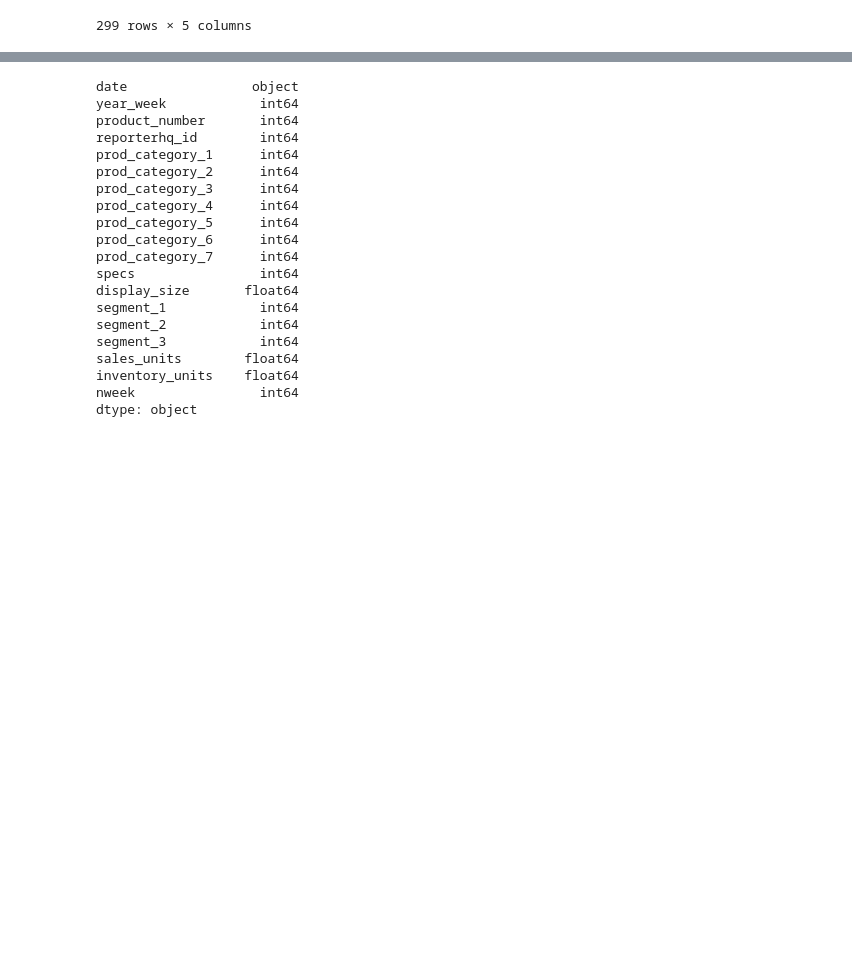
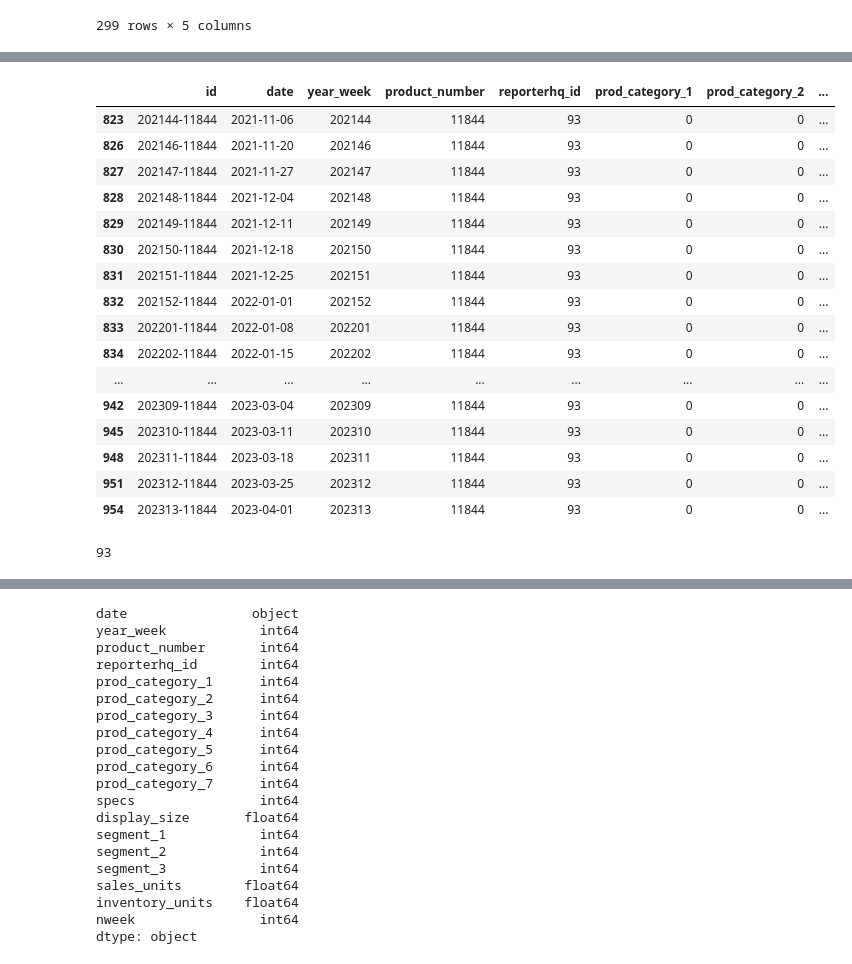
Before and after one commit to Bycarkos/HackUpc23, a Jupyter notebook: HP/nb/xgboost.ipynb, the cells around one changed output, grey strips where cells are left out. Drawn from its saved outputs; the diff is of its cells as text; code cells hidden in the pictures; blank space fills up the shorter version.

```diff
--- a/HP/nb/xgboost.ipynb
+++ b/HP/nb/xgboost.ipynb
@@ -56,3 +75,27 @@ c = list(df[df.sales_units == 0].index)
+# %%
+df[df['reporterhq_id'] == 93][df['product_number'] == 11844	].iloc[:60]
+# %% [output]
+|  | id | date | year_week | product_number | reporterhq_id | prod_category_1 | prod_category_2 | ... |
+| 823 | 202144-11844 | 2021-11-06 | 202144 | 11844 | 93 | 0 | 0 | ... |
+| 826 | 202146-11844 | 2021-11-20 | 202146 | 11844 | 93 | 0 | 0 | ... |
+| 827 | 202147-11844 | 2021-11-27 | 202147 | 11844 | 93 | 0 | 0 | ... |
+| 828 | 202148-11844 | 2021-12-04 | 202148 | 11844 | 93 | 0 | 0 | ... |
+| 829 | 202149-11844 | 2021-12-11 | 202149 | 11844 | 93 | 0 | 0 | ... |
+| 830 | 202150-11844 | 2021-12-18 | 202150 | 11844 | 93 | 0 | 0 | ... |
+| 831 | 202151-11844 | 2021-12-25 | 202151 | 11844 | 93 | 0 | 0 | ... |
+| 832 | 202152-11844 | 2022-01-01 | 202152 | 11844 | 93 | 0 | 0 | ... |
+| 833 | 202201-11844 | 2022-01-08 | 202201 | 11844 | 93 | 0 | 0 | ... |
+| 834 | 202202-11844 | 2022-01-15 | 202202 | 11844 | 93 | 0 | 0 | ... |
+| ... | ... | ... | ... | ... | ... | ... | ... | ... |
+| 942 | 202309-11844 | 2023-03-04 | 202309 | 11844 | 93 | 0 | 0 | ... |
+| 945 | 202310-11844 | 2023-03-11 | 202310 | 11844 | 93 | 0 | 0 | ... |
+| 948 | 202311-11844 | 2023-03-18 | 202311 | 11844 | 93 | 0 | 0 | ... |
+| 951 | 202312-11844 | 2023-03-25 | 202312 | 11844 | 93 | 0 | 0 | ... |
+| 954 | 202313-11844 | 2023-04-01 | 202313 | 11844 | 93 | 0 | 0 | ... |
+# %%
+df.iloc[4]['reporterhq_id']
+# %% [output]
+93
 # %%
 print(len(a))
 print(len(b) + len(c))
```
Also changed, not shown: parts of 14 cells of this notebook, 1 other file.
